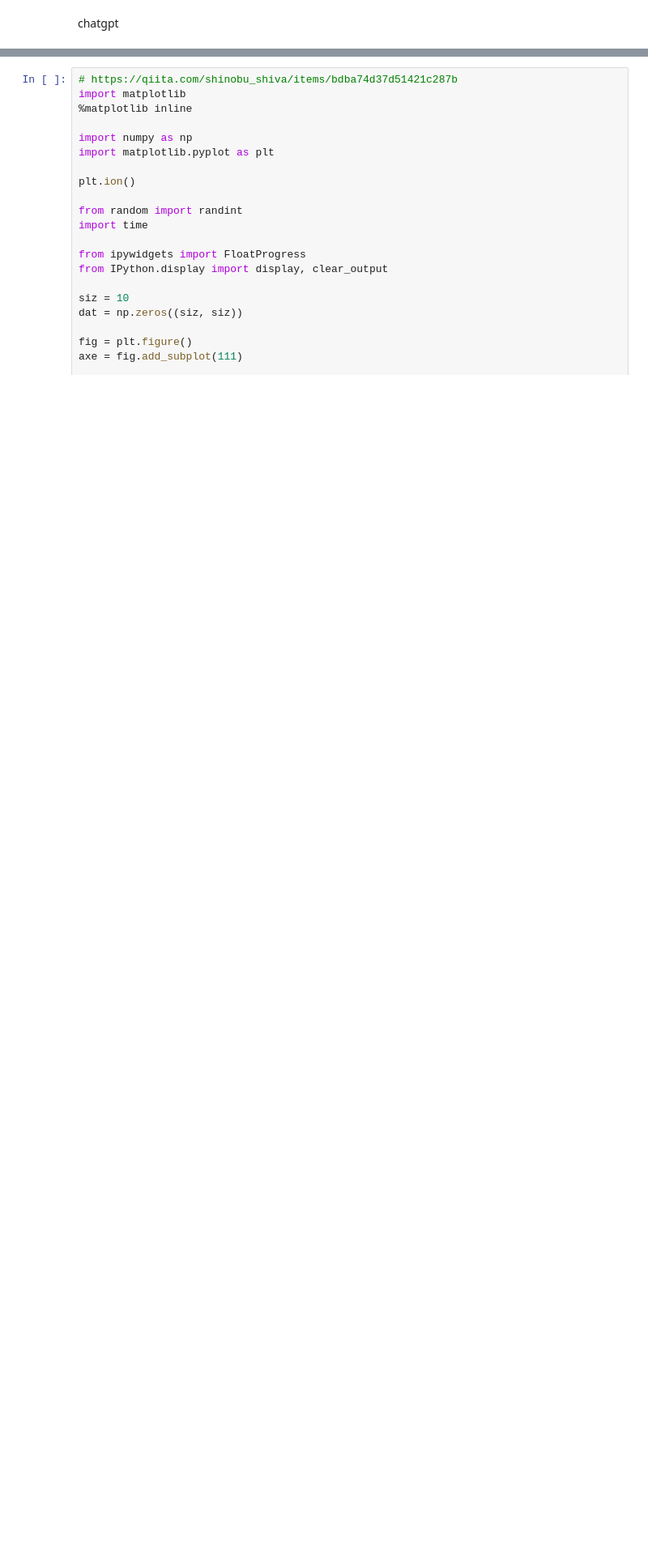
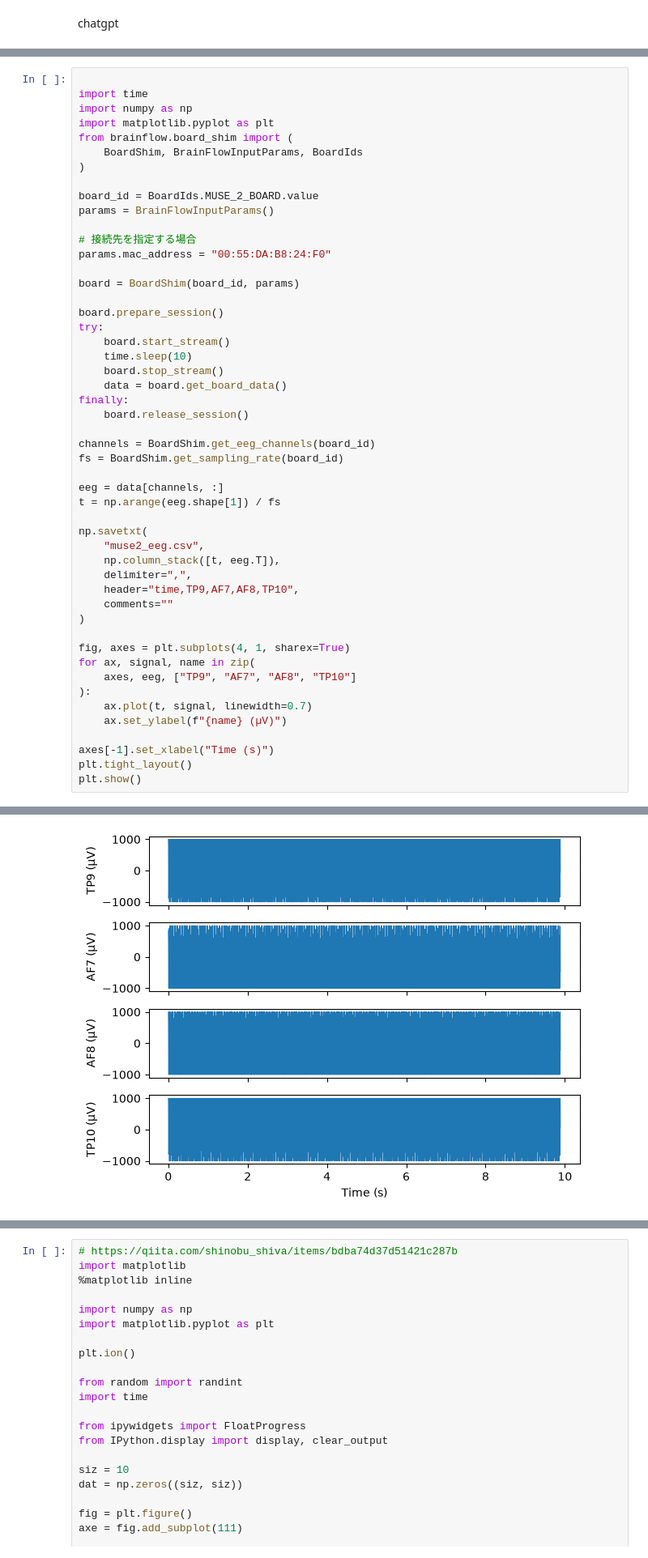
Before and after one commit to kuroganegames/biosignal_training, a Jupyter notebook: muse2.ipynb, the cells around one changed output, grey strips where cells are left out. Shown at 81% size. Saved outputs shown, nothing was run; the diff lists cells and outputs as text; blank space fills up the shorter version.

```diff
--- a/muse2.ipynb
+++ b/muse2.ipynb
@@ -17,0 +14,51 @@ None 6F:E5:AB:41:4F:C9
+# %%
+
+import time
+import numpy as np
+import matplotlib.pyplot as plt
+from brainflow.board_shim import (
+    BoardShim, BrainFlowInputParams, BoardIds
+)
+
+board_id = BoardIds.MUSE_2_BOARD.value
+params = BrainFlowInputParams()
+
+# 接続先を指定する場合
+params.mac_address = "00:55:DA:B8:24:F0"
+
+board = BoardShim(board_id, params)
+
+board.prepare_session()
+try:
+    board.start_stream()
+    time.sleep(10)
+    board.stop_stream()
+    data = board.get_board_data()
+finally:
+    board.release_session()
+
+channels = BoardShim.get_eeg_channels(board_id)
+fs = BoardShim.get_sampling_rate(board_id)
+
+eeg = data[channels, :]
+t = np.arange(eeg.shape[1]) / fs
+
+np.savetxt(
+    "muse2_eeg.csv",
+    np.column_stack([t, eeg.T]),
+    delimiter=",",
+    header="time,TP9,AF7,AF8,TP10",
+    comments=""
+)
+
+fig, axes = plt.subplots(4, 1, sharex=True)
+for ax, signal, name in zip(
+    axes, eeg, ["TP9", "AF7", "AF8", "TP10"]
+):
+    ax.plot(t, signal, linewidth=0.7)
+    ax.set_ylabel(f"{name} (µV)")
+
+axes[-1].set_xlabel("Time (s)")
+plt.tight_layout()
+plt.show()
+# %% [output]
@@ -18 +82,2 @@ None 6F:E5:AB:41:4F:C9
+[figure, added]
 # %%
```
Also changed, not shown: parts of 4 cells of this notebook, 2 other files.
